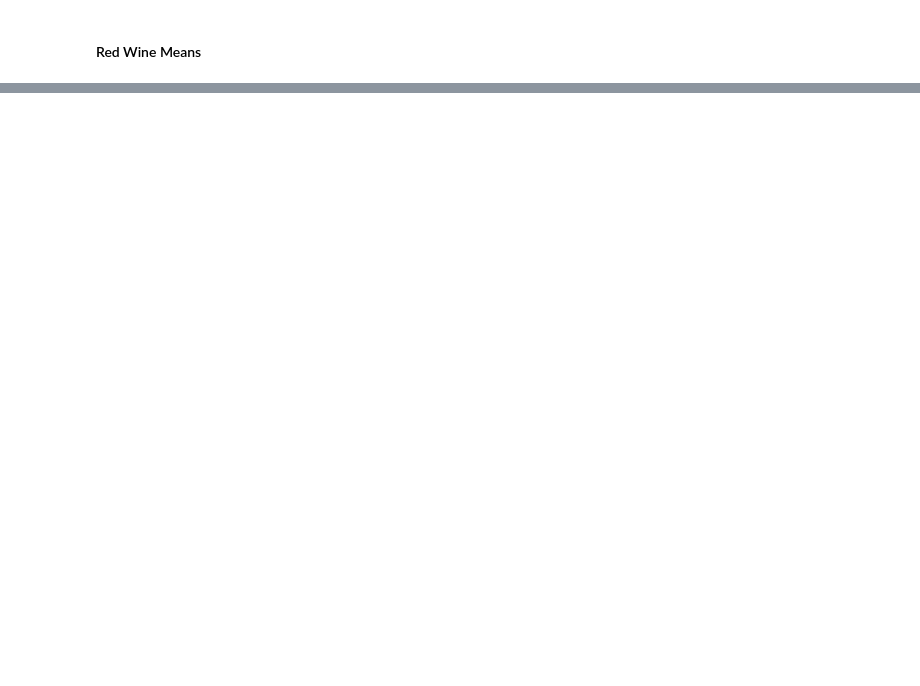
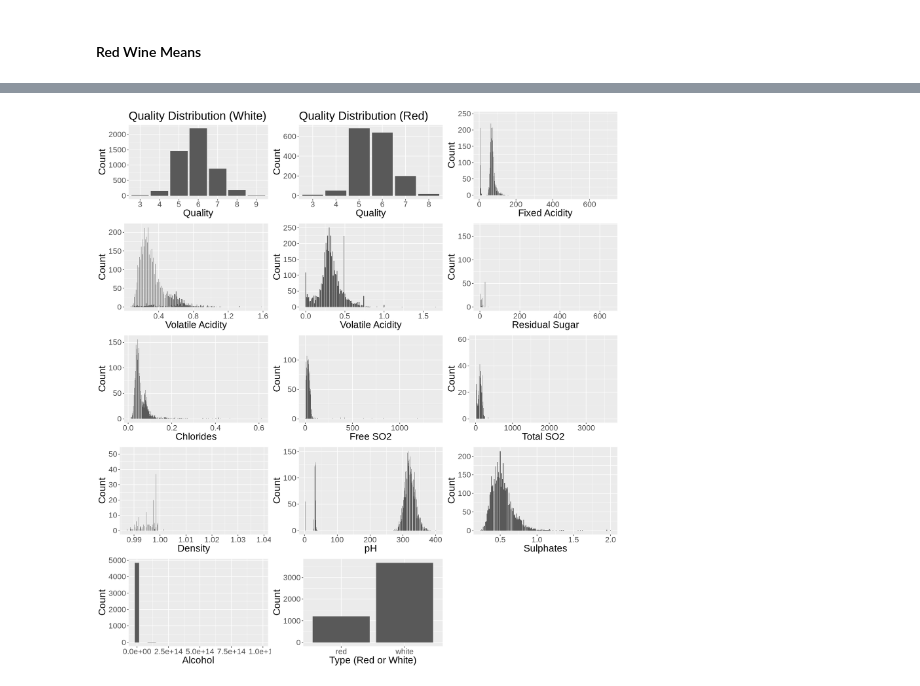
Before and after one commit to Hg422/DSCI100_GroupProject_2022, a Jupyter notebook: Project ProposalHeidi.ipynb, the cells around one changed output, grey strips where cells are left out. Drawn from its saved outputs; the diff is of its cells as text; code cells hidden in the pictures; blank space fills up the shorter version.

```diff
--- a/Project ProposalHeidi.ipynb
+++ b/Project ProposalHeidi.ipynb
@@ -459,0 +471,79 @@ plot_grid(white_wine_fix_acidity_plot,
+# %%
+white_quality_dis <- ggplot(winequalityWhite, aes(x = quality)) +
+    geom_histogram(stat="count") +
+    ggtitle("Quality Distribution (White)") +
+    labs(x = "Quality", y = "Count") +
+    theme(text=element_text(size=20))
+
+red_quality_dis <- ggplot(winequalityRed, aes(x = quality)) +
+    geom_histogram(stat="count") +
+    ggtitle("Quality Distribution (Red)") +
+    labs(x = "Quality", y = "Count") +
+    theme(text=element_text(size=20))
+
+fixed_acidity_dis <- ggplot(wine_training, aes(x = fixed_acidity)) +
+    geom_histogram(stat="count") +
+    labs(x = "Fixed Acidity", y = "Count") +
+    theme(text=element_text(size=20))
+
+volatile_acidity_dis <- ggplot(wine_training, aes(x = volatile_acidity)) +
+    geom_histogram(stat="count") +
+    labs(x = "Volatile Acidity", y = "Count") +
+    theme(text=element_text(size=20))
+
+citric_acid_dis <- ggplot(wine_training, aes(x = citric_acid)) +
+    geom_histogram(bins=30, stat="count") +
+    labs(x = "Volatile Acidity", y = "Count") +
+    theme(text=element_text(size=20))
+
+residual_sugar_dis <- ggplot(wine_training, aes(x = residual_sugar)) +
+    geom_histogram(bins=30, stat="count") +
+    labs(x = "Residual Sugar", y = "Count") +
+    theme(text=element_text(size=20))
+
+chlorides_dis <- ggplot(wine_training, aes(x = chlorides)) +
+    geom_histogram(bins=30, stat="count") +
+    labs(x = "Chlorides", y = "Count") +
+    theme(text=element_text(size=20))
+
+free_SO2_dis <- ggplot(wine_training, aes(x = free_SO2)) +
+    geom_histogram(bins=30, stat="count") +
+    labs(x = "Free SO2", y = "Count") +
+    theme(text=element_text(size=20))
+
+total_SO2_dis <- ggplot(wine_training, aes(x = total_SO2)) +
+    geom_histogram(bins=30, stat="count") +
+    labs(x = "Total SO2", y = "Count") +
+    theme(text=element_text(size=20))
+
+density_dis <- ggplot(wine_training, aes(x = density)) +
+    geom_histogram(bins=30, stat="count") +
+    labs(x = "Density", y = "Count") +
+    theme(text=element_text(size=20))
+
+pH_dis <- ggplot(wine_training, aes(x = pH)) +
+    geom_histogram(bins=30, stat="count") +
+    labs(x = "pH", y = "Count") +
+    theme(text=element_text(size=20))
+
+sulphates_dis <- ggplot(wine_training, aes(x = sulphates)) +
+    geom_histogram(bins=30, stat="count") +
+    labs(x = "Sulphates", y = "Count") +
+    theme(text=element_text(size=20))
+
+alcohol_dis <- ggplot(wine_training, aes(x = alcohol)) +
+    geom_histogram(bins=30) +
+    labs(x = "Alcohol", y = "Count") +
+    theme(text=element_text(size=20))
+
+type_dis <- ggplot(wine_training, aes(x = type)) +
+    geom_histogram(bins=30,stat="count") +
+    labs(x = "Type (Red or White)", y = "Count") +
+    theme(text=element_text(size=20))
+
+options(repr.plot.width = 15, repr.plot.height = 16)
+grid.arrange(white_quality_dis, red_quality_dis,
+             fixed_acidity_dis, volatile_acidity_dis, citric_acid_dis, residual_sugar_dis,
+             chlorides_dis, free_SO2_dis, total_SO2_dis, density_dis, pH_dis, sulphates_dis,
+             alcohol_dis, type_dis, ncol=3)
+# %% [output]
@@ -459,0 +567 @@ plot_grid(white_wine_fix_acidity_plot,
+[figure, added]
```
Also changed, not shown: parts of 19 cells of this notebook.
